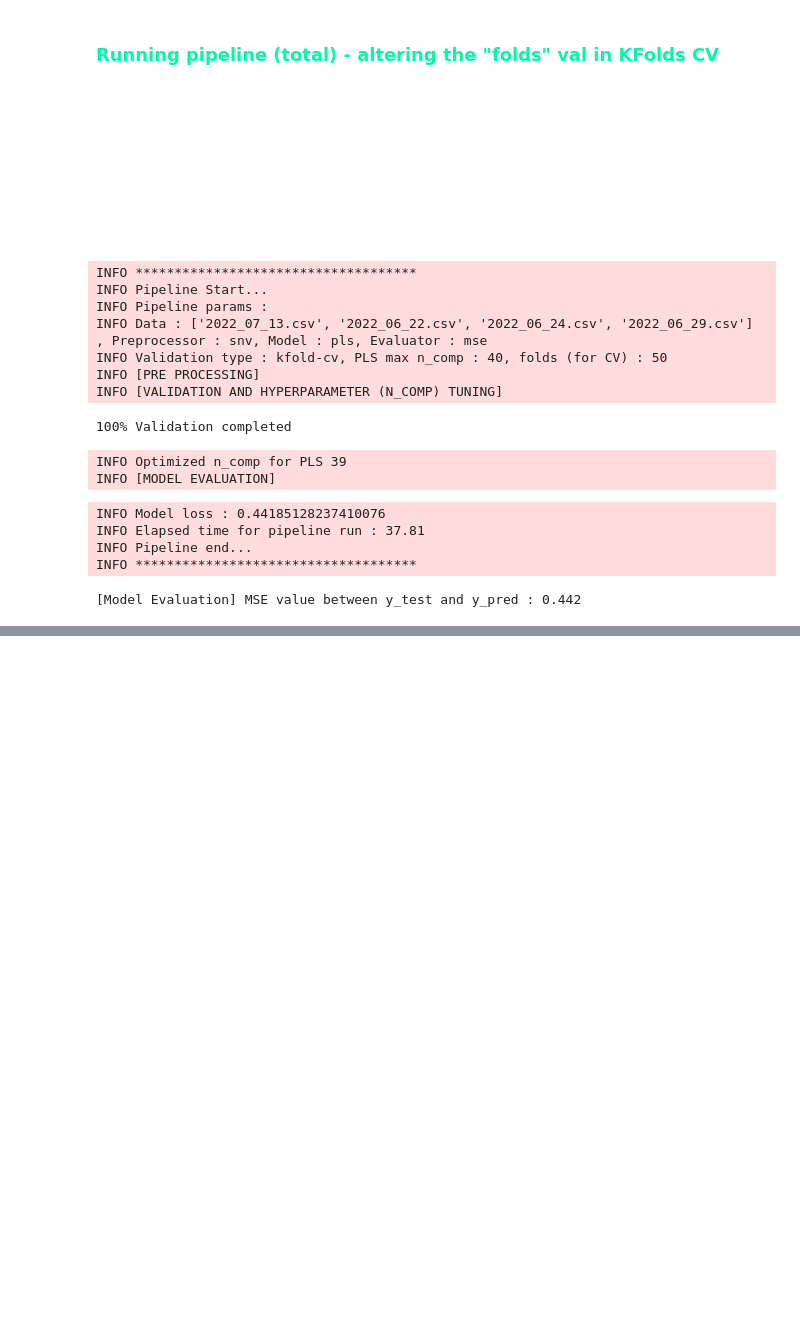
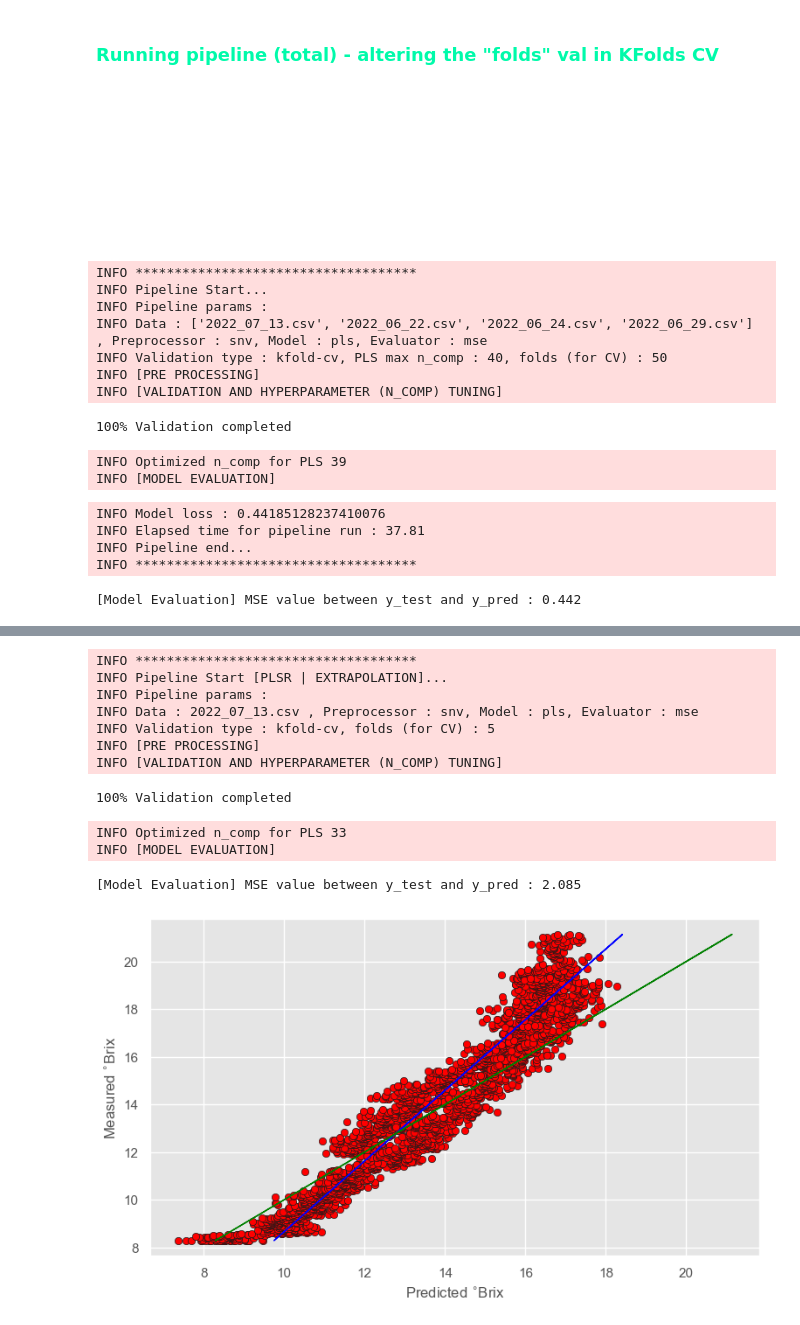
Before and after one commit to kaustav020189/NIR-spectroscopy, a Jupyter notebook: PLS_pipeline.ipynb, the cells around one changed output, grey strips where cells are left out. Drawn from its saved outputs; the diff is of its cells as text; code cells hidden in the pictures; blank space fills up the shorter version.

```diff
--- a/PLS_pipeline.ipynb
+++ b/PLS_pipeline.ipynb
@@ -587,0 +594,79 @@ INFO ************************************
+# %%
+# for only one file - write dataset = files[index] (index maybe 0-3).
+# For multiple files set value as list. e.g. - [files[0],files[2]]
+# for all files, set dataset = files
+dataset = files[0]
+
+# Nothing to change here.
+split_params = {
+    'sep' : ';',
+    'drop_columns' : ['Timestamp', 'TS_sim'],
+    'index_column' : 'Timestamp',
+    'y_data_column' : 'TS_sim',
+}
+
+# Data splitting (Manual)
+# read the file and create dataframe
+import pandas as pd
+data = pd.read_csv(dataset, sep=split_params['sep'])
+data.set_index(split_params['index_column'])
+X = data.drop(axis=1, columns=split_params['drop_columns'])  # drop the last column, so we have exactly 256 features
+y = data[split_params['y_data_column']]
+
+# Create X_train, X_test, y_train and y_test *** (BY INDICES) ***
+split_ratio_train = 0.5
+row_start_index_train, row_stop_index_train = 0, (split_ratio_train * X.shape[0])
+row_start_index_test, row_stop_index_test = row_stop_index_train+1, X.shape[0]
+
+X_train = X.iloc[int(row_start_index_train):int(row_stop_index_train),:]
+y_train = y.iloc[int(row_start_index_train):int(row_stop_index_train)]
+X_test = X.iloc[int(row_start_index_test):int(row_stop_index_test),:]
+y_test = y.iloc[int(row_start_index_test):int(row_stop_index_test)]
+
+# final data tuple
+data = (X_train, X_test, y_train, y_test)
+
+# Not required since we use only SNV and MSC for LASSO
+preprocessor_params = {}
+
+pipeline_params = {
+    'logger' : logger,
+    'data' : data,
+    'validation-type' : validation_types[0],        # only KFolds
+    'preprocessor' : preprocessors[3],              # only SNV
+    'preprocessor-params' : preprocessor_params,
+    'model' : models[0],                            # PLSR
+    'evaluator' : evaluators[0],                    # MSE
+    'pls_max_n_comp' : int(pls_max_n_comp),
+    'folds' : int(folds),
+    'wl' : wl,
+    'plotting' : False,
+    'showModelEvaluationPlots' : True,     # set to True to show final prediction line of best fit
+    'pipeline_run_type' : pipeline_run_types[1]
+}
+
+start = timer()
+logger.info("************************************")
+logger.info("Pipeline Start [PLSR | EXTRAPOLATION]...")
+logger.info("Pipeline params :")
+logger.info("Data : " + str(dataset) + " , Preprocessor : " + str(pipeline_params['preprocessor'])
+            + ", Model : " + str(pipeline_params['model']) + ", Evaluator : " + str(pipeline_params['evaluator']))
+logger.info("Validation type : " + str(pipeline_params['validation-type']) + ", folds (for CV) : " + str(pipeline_params['folds']))
+util.pipeline(pipeline_params)
+end = timer()
+logger.info("Elapsed time for pipeline run : " + str(round((end - start),2)))
+logger.info("Pipeline end...")
+logger.info("************************************")
+# %% [output]
+INFO ************************************
+INFO Pipeline Start [PLSR | EXTRAPOLATION]...
+INFO Pipeline params :
+INFO Data : 2022_07_13.csv , Preprocessor : snv, Model : pls, Evaluator : mse
+INFO Validation type : kfold-cv, folds (for CV) : 5
+INFO [PRE PROCESSING]
+INFO [VALIDATION AND HYPERPARAMETER (N_COMP) TUNING]
+100% Validation completed
+INFO Optimized n_comp for PLS 33
+INFO [MODEL EVALUATION]
+[Model Evaluation] MSE value between y_test and y_pred : 2.085
+[figure, added]
```
Also changed, not shown: parts of 4 cells of this notebook, 2 other files.
